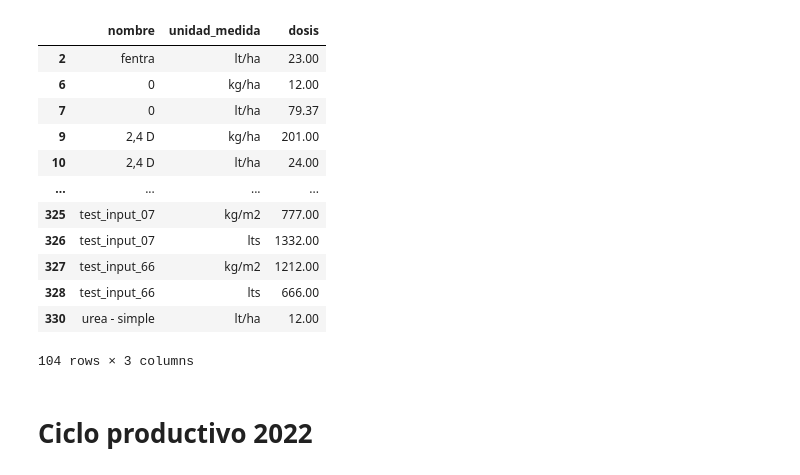
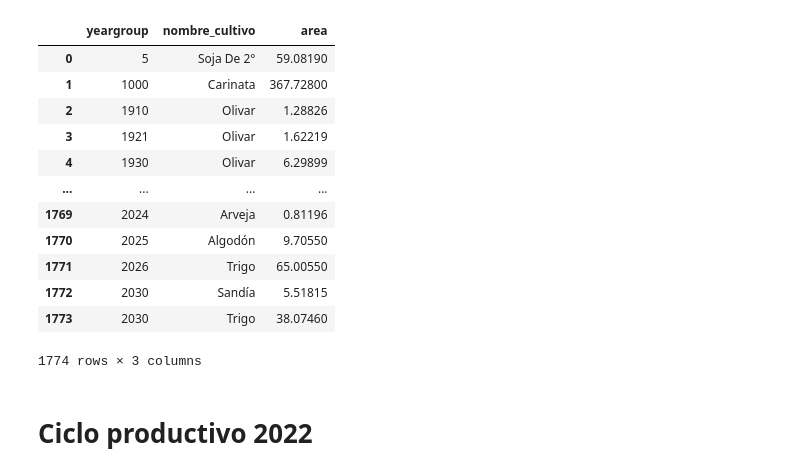
Before and after one commit to FranSPG/auravant-visualizations, a Jupyter notebook: visualization_yield_area_by_crop/visualization_yield_area_by_crop.ipynb, the cells around one changed output. Drawn from its saved outputs; the diff is of its cells as text; code cells hidden in the pictures.

```diff
--- a/visualization_yield_area_by_crop/visualization_yield_area_by_crop.ipynb
+++ b/visualization_yield_area_by_crop/visualization_yield_area_by_crop.ipynb
@@ -50,19 +45,19 @@ df_supplies_2022 = df_supplies_2022.groupby(['nombre', 'unidad_medida'], as_inde
-# %%
-df_supplies_2022.loc[df_supplies_2022['dosis'] > 10].sort_values('dosis', asce
-# %% [output]
-|  | nombre | unidad_medida | dosis |
-| 2 | fentra | lt/ha | 23.00 |
-| 6 | 0 | kg/ha | 12.00 |
-| 7 | 0 | lt/ha | 79.37 |
-| 9 | 2,4 D | kg/ha | 201.00 |
-| 10 | 2,4 D | lt/ha | 24.00 |
-| ... | ... | ... | ... |
-| 325 | test_input_07 | kg/m2 | 777.00 |
-| 326 | test_input_07 | lts | 1332.00 |
-| 327 | test_input_66 | kg/m2 | 1212.00 |
-| 328 | test_input_66 | lts | 666.00 |
-| 330 | urea - simple | lt/ha | 12.00 |
-104 rows × 3 columns
+# %%
+df_area_by_crop_by_productive_cycle
+# %% [output]
+|  | yeargroup | nombre_cultivo | area |
+| 0 | 5 | Soja De 2° | 59.08190 |
+| 1 | 1000 | Carinata | 367.72800 |
+| 2 | 1910 | Olivar | 1.28826 |
+| 3 | 1921 | Olivar | 1.62219 |
+| 4 | 1930 | Olivar | 6.29899 |
+| ... | ... | ... | ... |
+| 1769 | 2024 | Arveja | 0.81196 |
+| 1770 | 2025 | Algodón | 9.70550 |
+| 1771 | 2026 | Trigo | 65.00550 |
+| 1772 | 2030 | Sandía | 5.51815 |
+| 1773 | 2030 | Trigo | 38.07460 |
+1774 rows × 3 columns
 # %% [markdown]
 # Ciclo productivo 2022
 # %% [markdown]
```
Also changed, not shown: parts of 19 cells of this notebook.
